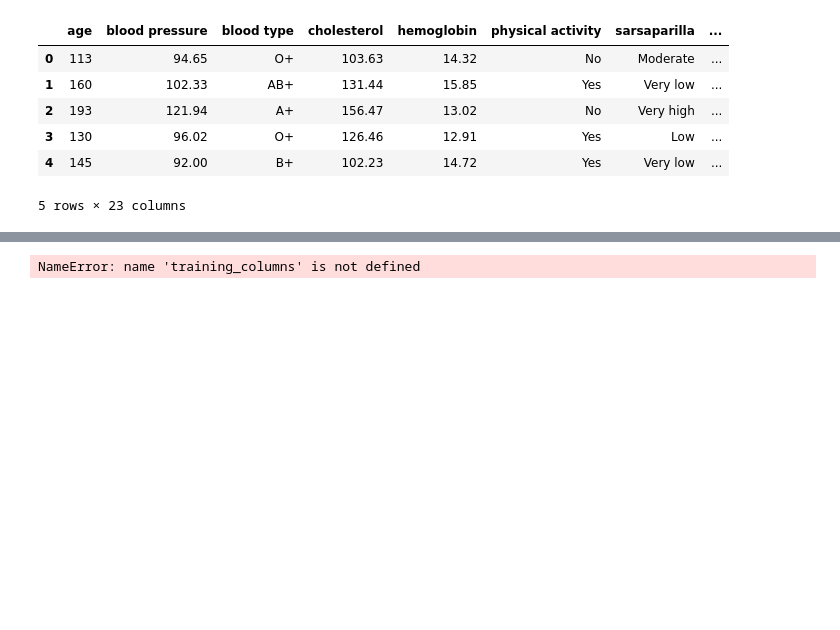
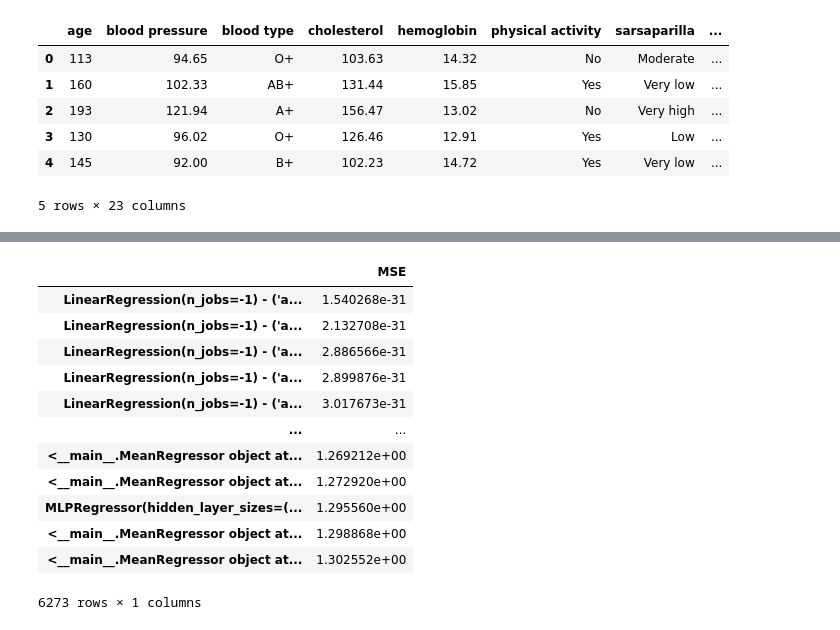
Before and after one commit to FedericaRoberto/UCL-ML-Project, a Jupyter notebook: main.ipynb, the cells around one changed output, grey strips where cells are left out. Drawn from its saved outputs; the diff is of its cells as text; code cells hidden in the pictures; blank space fills up the shorter version.

```diff
--- a/main.ipynb
+++ b/main.ipynb
@@ -394,12 +396,18 @@ redundancies
 | blood pressure - testosterone | -0.459905 | 4.048789e-43 |
 | A - O | -0.774377 | 8.531716e-161 |
 120 rows × 2 columns
+# %%
+class MeanRegressor:
+    def fit(self, X, y):
+        self.mean = np.mean(y)
+    def predict(self, X):
+        return np.ones(X.shape[0]) * self.mean
 # %%
 columns = Xtab1.columns
 # drop the columns that are encoded
 columns = columns.drop(['blood type', 'physical activity', 'sarsaparilla', 'smurfberry liquor', 'smurfin donuts', 'img_filename', 'Y'])
 combinations = []
-for i in range(1, len(columns)+1):
+for i in range(len(columns)-3, len(columns)+1):
     combinations.append(list(itertools.combinations(columns, i)))
 
 # Flatten the list
@@ -407,55 +415,79 @@ combinations = [item for sublist in combinations for item in sublist]
 
 # Create a dictionary to store the mean squared error for each combination
 combinations_mse = {}
+combinations_models = {}
 
+# calculate the mean squared error for each combination for the models:
+# Random Forest Regressor;
+# Linear Regression;
+# Decision Tree Regressor;
+# Support Vector Regressor;
+# Gradient Boosting Regressor;
+# K Nearest Neighbors Regressor;
+# Multi Layer Perceptron Regressor;
+# Bagging Regressor;
+# Mean Regressor
 
-# calculate the mean squared error for each combination for the models: Random Forest Regressor; Linear Regression; Decision Tree Regressor; Support Vector Regressor; Gradient Boosting Regressor; K Nearest Neighbors Regressor; Multi Layer Perceptron Regressor; Bagging Regressor; Mean Regressor
 for combination in tqdm.tqdm(combinations):
     # print(combination)
     # Create a dataframe with the selected columns
     X = Xtab1[list(combination)]
     # Create the target attribute
     y = Xtab1['LOG_Y']
     # Split the data into training and testing data
     X_train, X_test, y_train, y_test = train_test_split(X, y, test_size=0.2)
     # Create the models
     models = [
-        ensemble.RandomForestRegressor(),
-        linear_model.LinearRegression(),
-        tree.DecisionTreeRegressor(),
-        svm.SVR(),
-        ensemble.GradientBoostingRegressor(),
-        ensemble.AdaBoostRegressor(),
-        linear_model.SGDRegressor(),
-        linear_model.PassiveAggressiveRegressor(),
-        linear_model.Ridge(),
-        linear_model.Lasso(),
-        linear_model.ElasticNet(),
-        linear_model.BayesianRidge(),
-        linear_model.ARDRegression(),
+        ensemble.RandomForestRegressor(n_estimators=100, n_jobs=-1),
+        linear_model.LinearRegression(n_jobs=-1),
+        tree.DecisionTreeRegressor(max_depth=5, random_state=0),
+        svm.SVR(kernel='rbf', gamma='auto', C=1.0, epsilon=0.1),
+        ensemble.GradientBoostingRegressor( n_estimators=100, learning_rate=0.1, max_depth=1, random_state=0, loss='absolute_error'),
+        neighbors.KNeighborsRegressor(n_neighbors=5, n_jobs=-1),
+        # ensemble.AdaBoostRegressor(),
+        # linear_model.SGDRegressor(),
+        # linear_model.PassiveAggressiveRegressor(),
+        # linear_model.Ridge(),
+        # linear_model.Lasso(),
+        # linear_model.ElasticNet(),
+        # linear_model.BayesianRidge(),
+        # linear_model.ARDRegression(),
         linear_model.HuberRegressor(),
-        linear_model.TheilSenRegressor(),
-        linear_model.RANSACRegressor(),
-        linear_model.PoissonRegressor(),
-        linear_model.TweedieRegressor(),
-        linear_model.SGDRegressor(),
-        linear_model.PassiveAggressiveRegressor(),
+        # linear_model.TheilSenRegressor(),
+        # linear_model.RANSACRegressor(),
+        # linear_model.TweedieRegressor(),
+        neural_network.MLPRegressor( hidden_layer_sizes=(100, 100), activation='relu', solver='adam', alpha=0.0001, batch_size='auto', learning_rate='constant', learning_rate_init=0.001, power_t=0.5, max_iter=200, shuffle=True, random_state=None, tol=0.0001, verbose=False, warm_start=False, momentum=0.9, nesterovs_momentum=True, early_stopping=False, validation_fraction=0.1, beta_1=0.9, beta_2=0.999, epsilon=1e-08),
+        # ensemble.BaggingRegressor(),
+        MeanRegressor()
     ]
     for model in models:
         # print(model)
         # Train the model
         model.fit(X_train, y_train)
         # Make predictions
         predictions = model.predict(X_test)
         # Calculate the mean squared error
         mse = metrics.mean_squared_error(y_test, predictions)
         # print(mse)
         # Store the mean squared error
         combinations_mse[str(model) + ' - ' + str(combination)] = mse
+        combinations_models[str(model) + ' - ' + str(combination)] = model
 
 combinations_mse = pd.DataFrame.from_dict(combinations_mse, orient='index')
 combinations_mse.columns = ['MSE']
 combinations_mse = combinations_mse.sort_values(by=['MSE'], ascending=True)
 combinations_mse
 # %% [output]
+|  | MSE |
+| LinearRegression(n_jobs=-1) - ('a... | 1.540268e-31 |
+| LinearRegression(n_jobs=-1) - ('a... | 2.132708e-31 |
+| LinearRegression(n_jobs=-1) - ('a... | 2.886566e-31 |
+| LinearRegression(n_jobs=-1) - ('a... | 2.899876e-31 |
+| LinearRegression(n_jobs=-1) - ('a... | 3.017673e-31 |
+| ... | ... |
+| <__main__.MeanRegressor object at... | 1.269212e+00 |
+| <__main__.MeanRegressor object at... | 1.272920e+00 |
+| MLPRegressor(hidden_layer_sizes=(... | 1.295560e+00 |
+| <__main__.MeanRegressor object at... | 1.298868e+00 |
+| <__main__.MeanRegressor object at... | 1.302552e+00 |
-NameError: name 'training_columns' is not defined
+6273 rows × 1 columns
```
Also changed, not shown: parts of 7 cells of this notebook, 1 other file.
